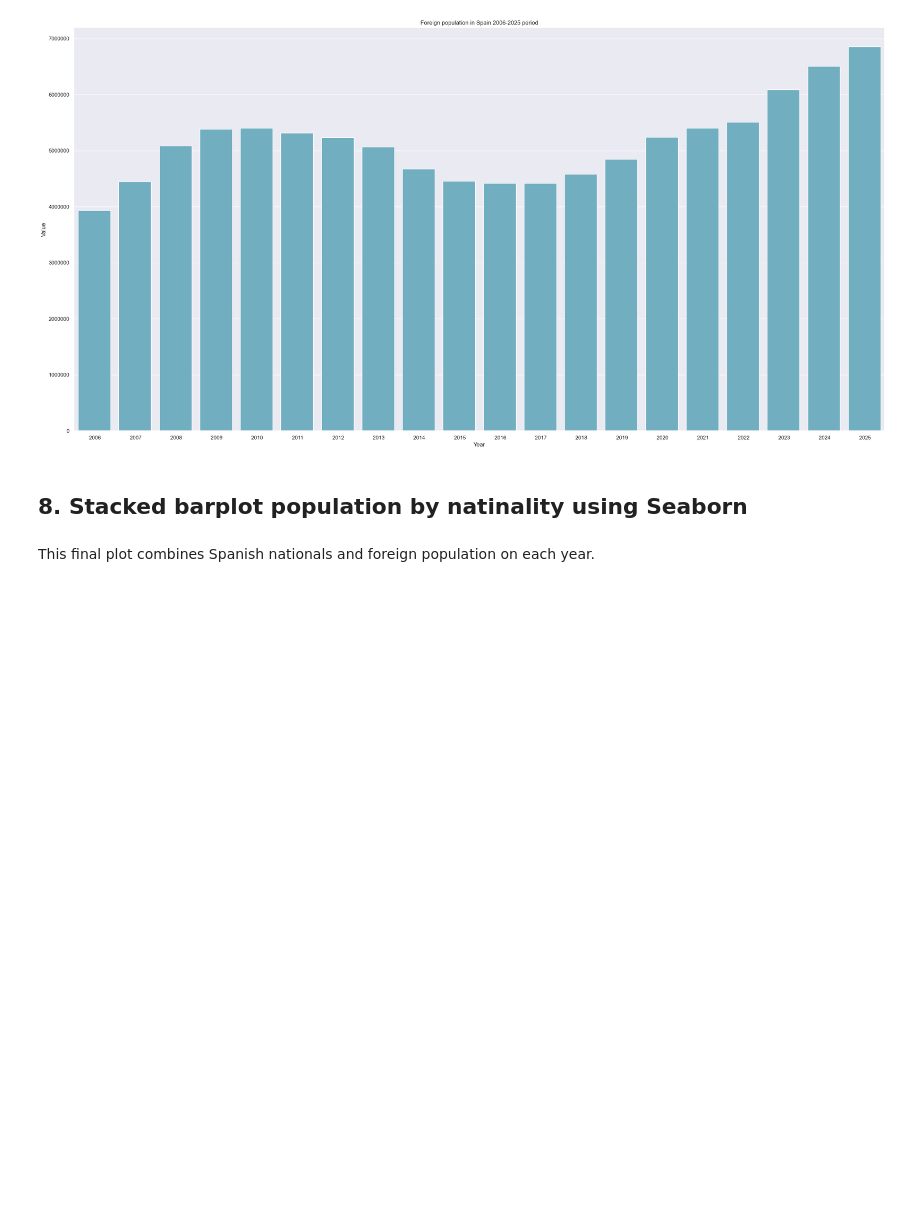
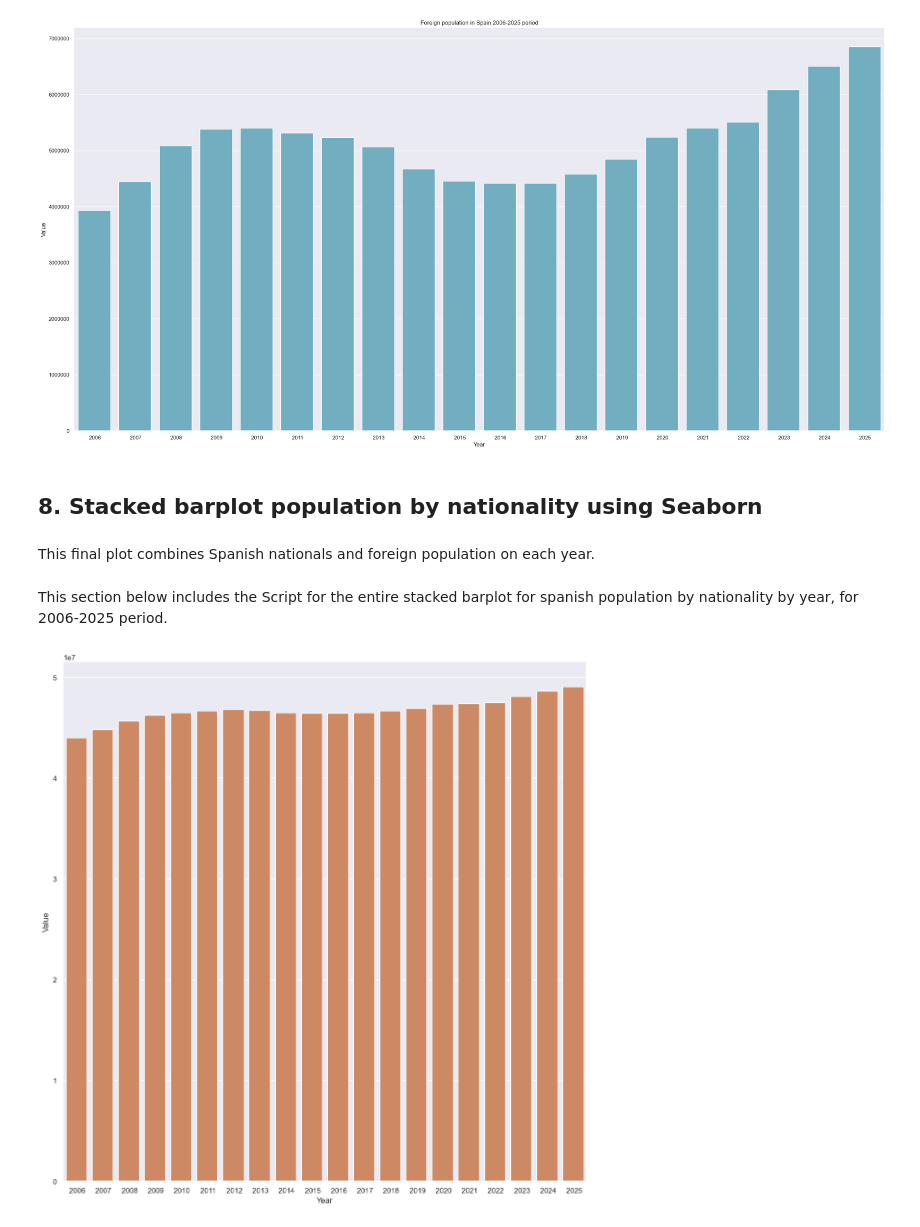
Before and after one commit to Pablo-source/ML-using-Python, a Jupyter notebook: Seaborn_gallery/02_percent_barplot_population_nationality_win_os.ipynb, the cells around one changed output. Drawn from its saved outputs; the diff is of its cells as text; code cells hidden in the pictures; blank space fills up the shorter version.

Commit message:
stacked_bar_chart_by_population_spanish_share

```diff
--- a/Seaborn_gallery/02_percent_barplot_population_nationality_win_os.ipynb
+++ b/Seaborn_gallery/02_percent_barplot_population_nationality_win_os.ipynb
@@ -476,6 +476,6 @@ plt.show()
 # %% [output]
 [figure]
 # %% [markdown]
-## 8. Stacked barplot population by natinality using Seaborn
+## 8. Stacked barplot population by nationality using Seaborn
 # %% [markdown]
 This final plot combines Spanish nationals and foreign population on each year.
@@ -481,0 +486,15 @@ This final plot combines Spanish nationals and foreign population on each year.
+# %% [markdown]
+This section below includes the Script for the entire stacked barplot for spanish population by nationality by year, for 2006-2025 period.
+# %%
+# Set plot style grey grid in the background
+sns.set_theme(style = "darkgrid")
+# Set figure size
+fig = plt.figure(figsize=(14,14))
+# Define subplot to apply format to yaxis
+axs = fig.add_subplot(1,1,1)
+# Top bar - Total population in Spain by year
+total = population_long.groupby("Year")['Value'].sum().reset_index()
+# First section of stacked bar chart for Spanish population
+Spanish_bar = sns.barplot(x = "Year", y = "Value", data = total, color = '#dd8452')
+# %% [output]
+[figure, added]
```
Also changed, not shown: parts of 1 cell of this notebook.
